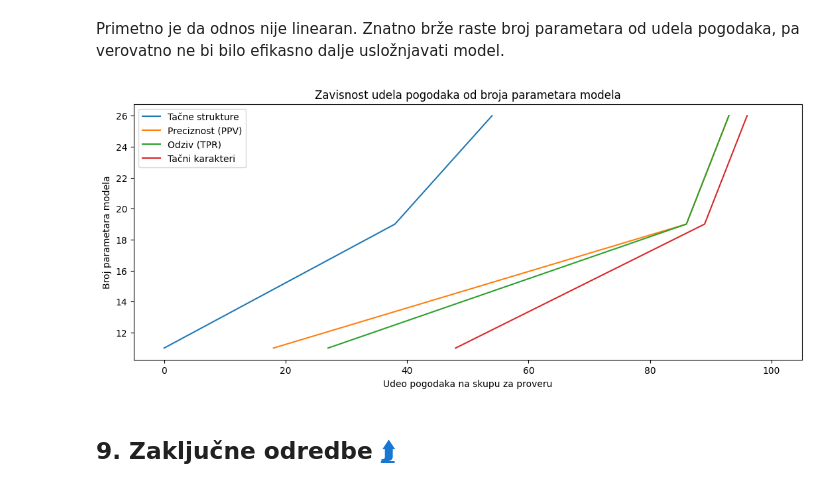
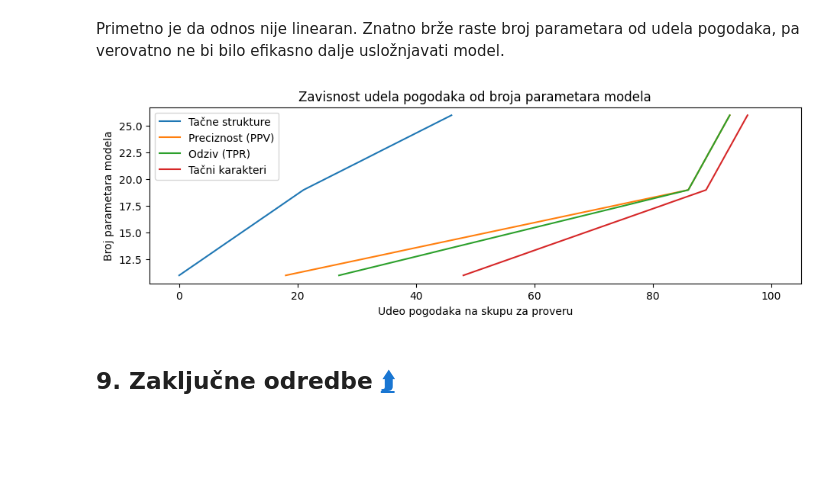
Before and after one commit to matfija/Sekundarna-struktura-tRNK, a Jupyter notebook: sveska/PCFG_za_tRNK.ipynb, the cells around one changed output. Cells and saved outputs as stored; diff of their text form; code cells hidden in the pictures; blank space fills up the shorter version.

```diff
--- a/sveska/PCFG_za_tRNK.ipynb
+++ b/sveska/PCFG_za_tRNK.ipynb
@@ -1173,7 +1173,7 @@ tabeliraj(test)
 Korisno je ilustrovati zavisnost udela pogodaka od složenosti modela. Nije neobično što se bolje ponašaju modeli sa većim brojem verovatnosnih parametara, ali pitanje je koliko ima smisla nadalje usložnjavati model. Najprostija gramatika tipa Nusinov ima $11$ parametara, *KH-99* ima $19$, a kovarijacioni model $26$.
 # %%
 # Veličina grafikona
-plt.rcParams['figure.figsize'] = 13, 5
+plt.rcParams['figure.figsize'] = 11, 3
 
 # Zavisnost pogodaka od parametara
 def zavisnost(parametri, isti, preciznost, odziv, jednakost):
@@ -1197,18 +1197,18 @@ def zavisnost(parametri, isti, preciznost, odziv, jednakost):
 Primetno je da odnos nije linearan. Znatno brže raste broj parametara od udela pogodaka, pa verovatno ne bi bilo efikasno dalje usložnjavati model.
 # %%
 # Broj parametara modela
-parametri = [11, 19, 26]
+parametri = 11, 19, 26
 
 # Mere uspešnosti modela
-isti = [0, 38, 54]
-preciznost = [18, 86, 93]
-odziv = [27, 86, 93]
-jednakost = [48, 89, 96]
+isti = 0, 21, 46
+preciznost = 18, 86, 93
+odziv = 27, 86, 93
+jednakost = 48, 89, 96
 
 # Zavisnost pogodaka od parametara
 zavisnost(parametri, isti, preciznost, odziv, jednakost)
 # %% [output]
-[figure, old version]
+[figure, new version]
 # %% [markdown]
 ## 9. Zaključne odredbe [⮭]<a id="par:zaklj"></a>
 
```
Also changed, not shown: parts of 4 cells of this notebook, 1 other file.
